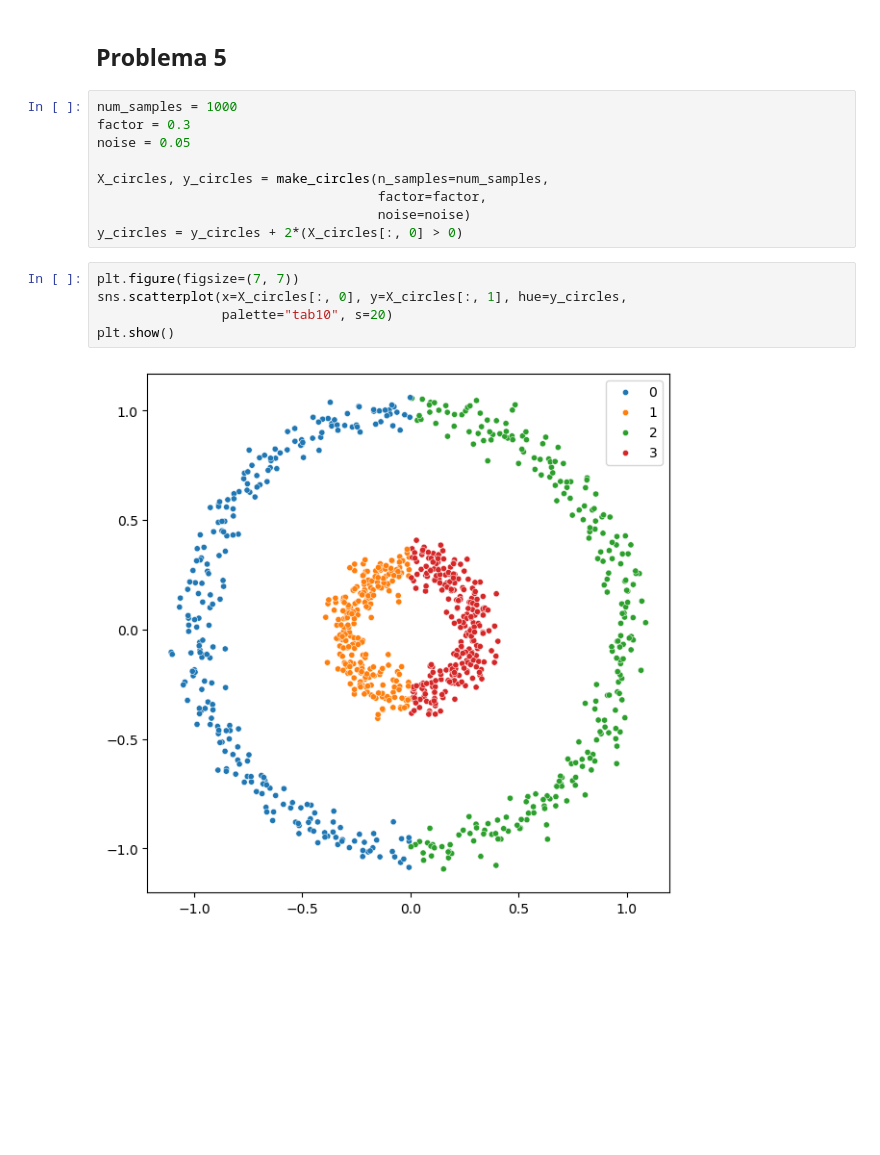
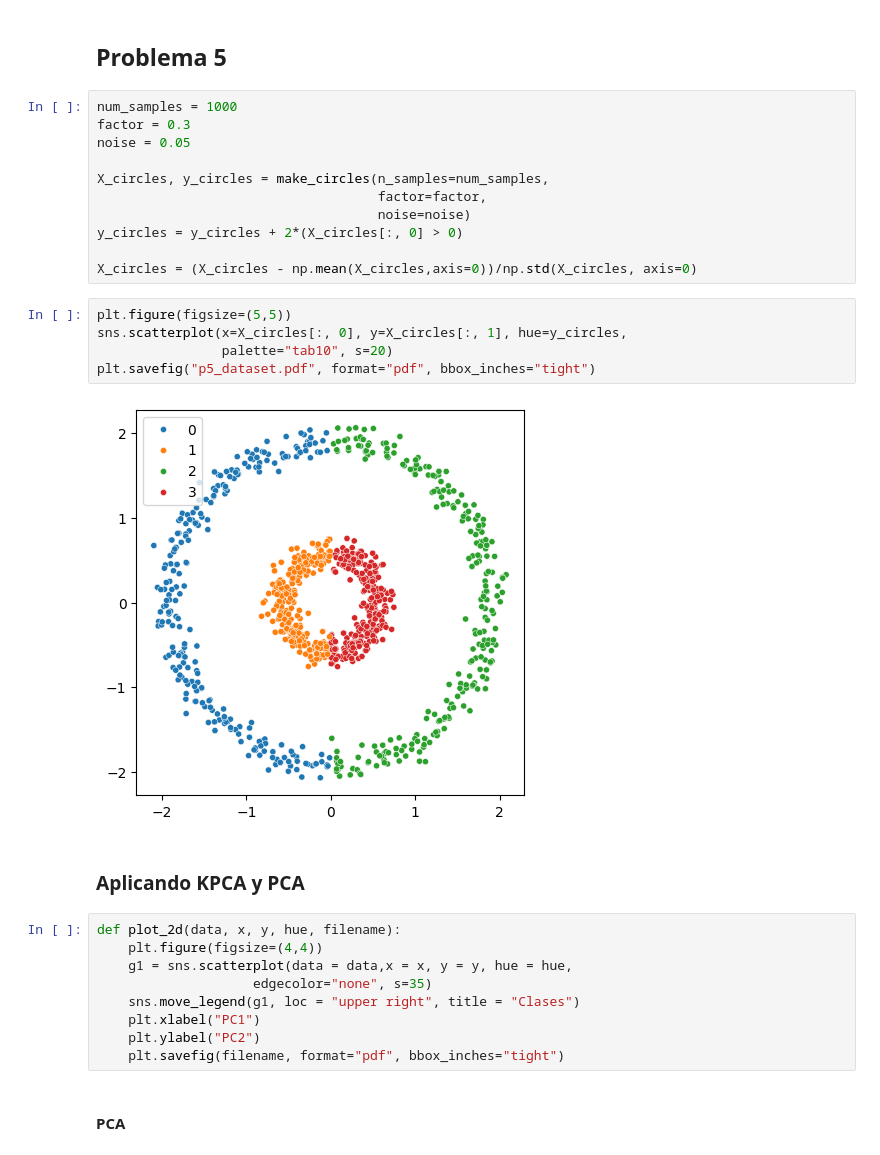
Before and after one commit to Gustavo-HA/MCE-Segundo_Semestre, a Jupyter notebook: Ciencia de Datos/Tareas/Tarea2/Tarea2.ipynb, the cells around one changed output. Cells and saved outputs as stored; diff of their text form; blank space fills up the shorter version.

```diff
--- a/Ciencia de Datos/Tareas/Tarea2/Tarea2.ipynb
+++ b/Ciencia de Datos/Tareas/Tarea2/Tarea2.ipynb
@@ -258,10 +445,25 @@ X_circles, y_circles = make_circles(n_samples=num_samples,
                                     factor=factor,
                                     noise=noise)
 y_circles = y_circles + 2*(X_circles[:, 0] > 0)
+
+X_circles = (X_circles - np.mean(X_circles,axis=0))/np.std(X_circles, axis=0)
 # %%
-plt.figure(figsize=(7, 7))
+plt.figure(figsize=(5,5))
 sns.scatterplot(x=X_circles[:, 0], y=X_circles[:, 1], hue=y_circles,
                 palette="tab10", s=20)
-plt.show()
+plt.savefig("p5_dataset.pdf", format="pdf", bbox_inches="tight")
 # %% [output]
-[figure, old version]
+[figure, new version]
+# %% [markdown]
+### Aplicando KPCA y PCA
+# %%
+def plot_2d(data, x, y, hue, filename):
+    plt.figure(figsize=(4,4))
+    g1 = sns.scatterplot(data = data,x = x, y = y, hue = hue,
+                    edgecolor="none", s=35)
+    sns.move_legend(g1, loc = "upper right", title = "Clases")
+    plt.xlabel("PC1")
+    plt.ylabel("PC2")
+    plt.savefig(filename, format="pdf", bbox_inches="tight")
+# %% [markdown]
+#### PCA
```
Also changed, not shown: parts of 48 cells of this notebook, 1 other file.
